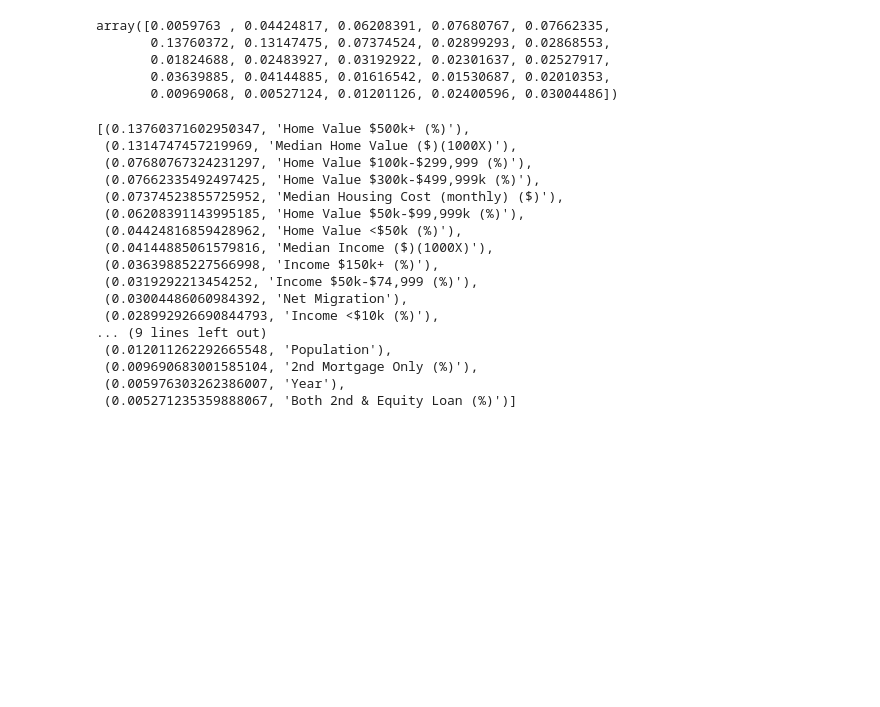
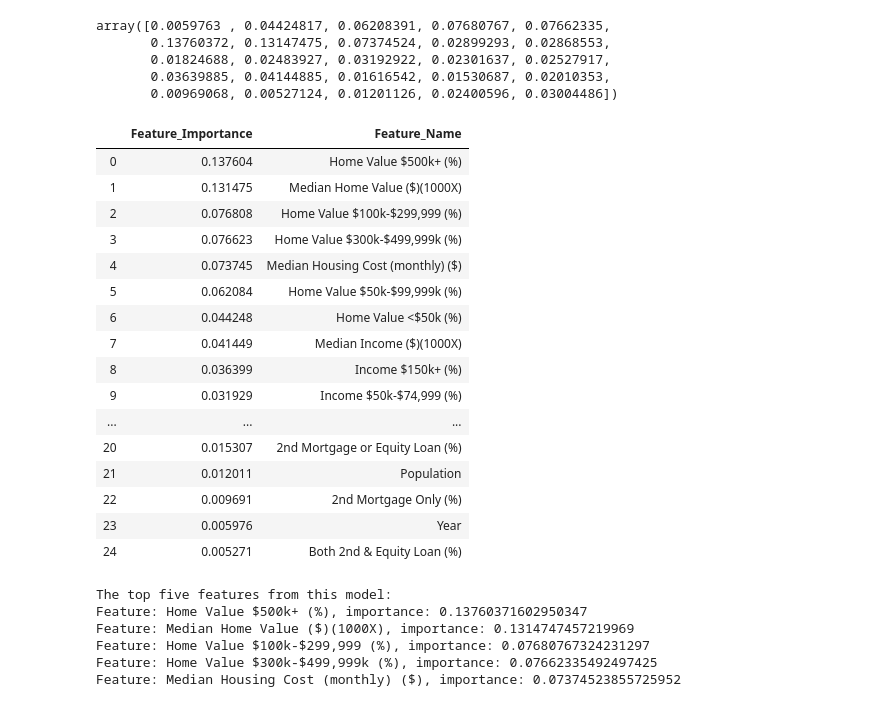
Before and after one commit to JVChermak/Leaving_California, a Jupyter notebook: 3x_income_us_randomforest.ipynb, the cells around one changed output. Cells and saved outputs as stored; diff of their text form; code cells hidden in the pictures; blank space fills up the shorter version.

```diff
--- a/3x_income_us_randomforest.ipynb
+++ b/3x_income_us_randomforest.ipynb
@@ -240,22 +256,36 @@ array([0.0059763 , 0.04424817, 0.06208391, 0.07680767, 0.07662335,
        0.00969068, 0.00527124, 0.01201126, 0.02400596, 0.03004486])
 # %%
 # Sort the features by their importance.
-sorted(zip(rf_model.feature_importances_, X.columns), reverse=True)
+ordered_importance = sorted(zip(rf_model.feature_importances_, X.columns), reverse=True)
+ordered_importance_df = pd.DataFrame(data=ordered_importance, columns=['Feature_Importance', 'Feature_Name'])
+ordered_importance_df
 # %% [output]
-[(0.13760371602950347, 'Home Value $500k+ (%)'),
- (0.1314747457219969, 'Median Home Value ($)(1000X)'),
- (0.07680767324231297, 'Home Value $100k-$299,999 (%)'),
- (0.07662335492497425, 'Home Value $300k-$499,999k (%)'),
- (0.07374523855725952, 'Median Housing Cost (monthly) ($)'),
- (0.06208391143995185, 'Home Value $50k-$99,999k (%)'),
- (0.04424816859428962, 'Home Value <$50k (%)'),
- (0.04144885061579816, 'Median Income ($)(1000X)'),
- (0.03639885227566998, 'Income $150k+ (%)'),
- (0.0319292213454252, 'Income $50k-$74,999 (%)'),
- (0.03004486060984392, 'Net Migration'),
- (0.028992926690844793, 'Income <$10k (%)'),
-... (9 lines left out)
- (0.012011262292665548, 'Population'),
- (0.009690683001585104, '2nd Mortgage Only (%)'),
- (0.005976303262386007, 'Year'),
- (0.005271235359888067, 'Both 2nd & Equity Loan (%)')]
+|  | Feature_Importance | Feature_Name |
+| 0 | 0.137604 | Home Value $500k+ (%) |
+| 1 | 0.131475 | Median Home Value ($)(1000X) |
+| 2 | 0.076808 | Home Value $100k-$299,999 (%) |
+| 3 | 0.076623 | Home Value $300k-$499,999k (%) |
+| 4 | 0.073745 | Median Housing Cost (monthly) ($) |
+| 5 | 0.062084 | Home Value $50k-$99,999k (%) |
+| 6 | 0.044248 | Home Value <$50k (%) |
+| 7 | 0.041449 | Median Income ($)(1000X) |
+| 8 | 0.036399 | Income $150k+ (%) |
+| 9 | 0.031929 | Income $50k-$74,999 (%) |
+| ... | ... | ... |
+| 20 | 0.015307 | 2nd Mortgage or Equity Loan (%) |
+| 21 | 0.012011 | Population |
+| 22 | 0.009691 | 2nd Mortgage Only (%) |
+| 23 | 0.005976 | Year |
+| 24 | 0.005271 | Both 2nd & Equity Loan (%) |
+# %%
+# Print the top five "important" features
+print("The top five features from this model:")
+for i in range(0,5):
+    print(f'Feature: {ordered_importance_df.Feature_Name[i]}, importance: {ordered_importance_df.Feature_Importance[i]}')
+# %% [output]
+The top five features from this model:
+Feature: Home Value $500k+ (%), importance: 0.13760371602950347
+Feature: Median Home Value ($)(1000X), importance: 0.1314747457219969
+Feature: Home Value $100k-$299,999 (%), importance: 0.07680767324231297
+Feature: Home Value $300k-$499,999k (%), importance: 0.07662335492497425
+Feature: Median Housing Cost (monthly) ($), importance: 0.07374523855725952
```
Also changed, not shown: parts of 1 cell of this notebook, 2 other files.
